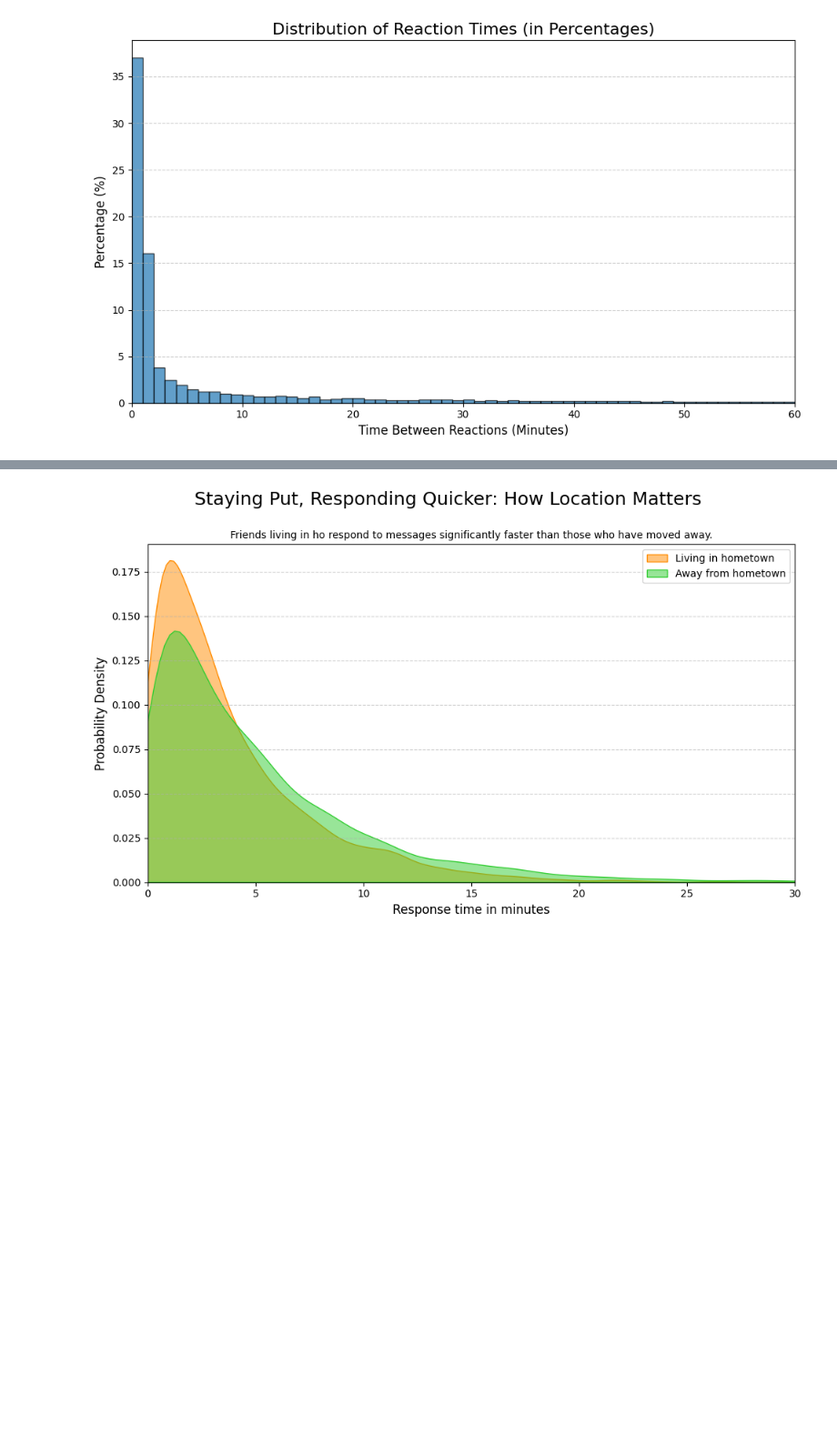
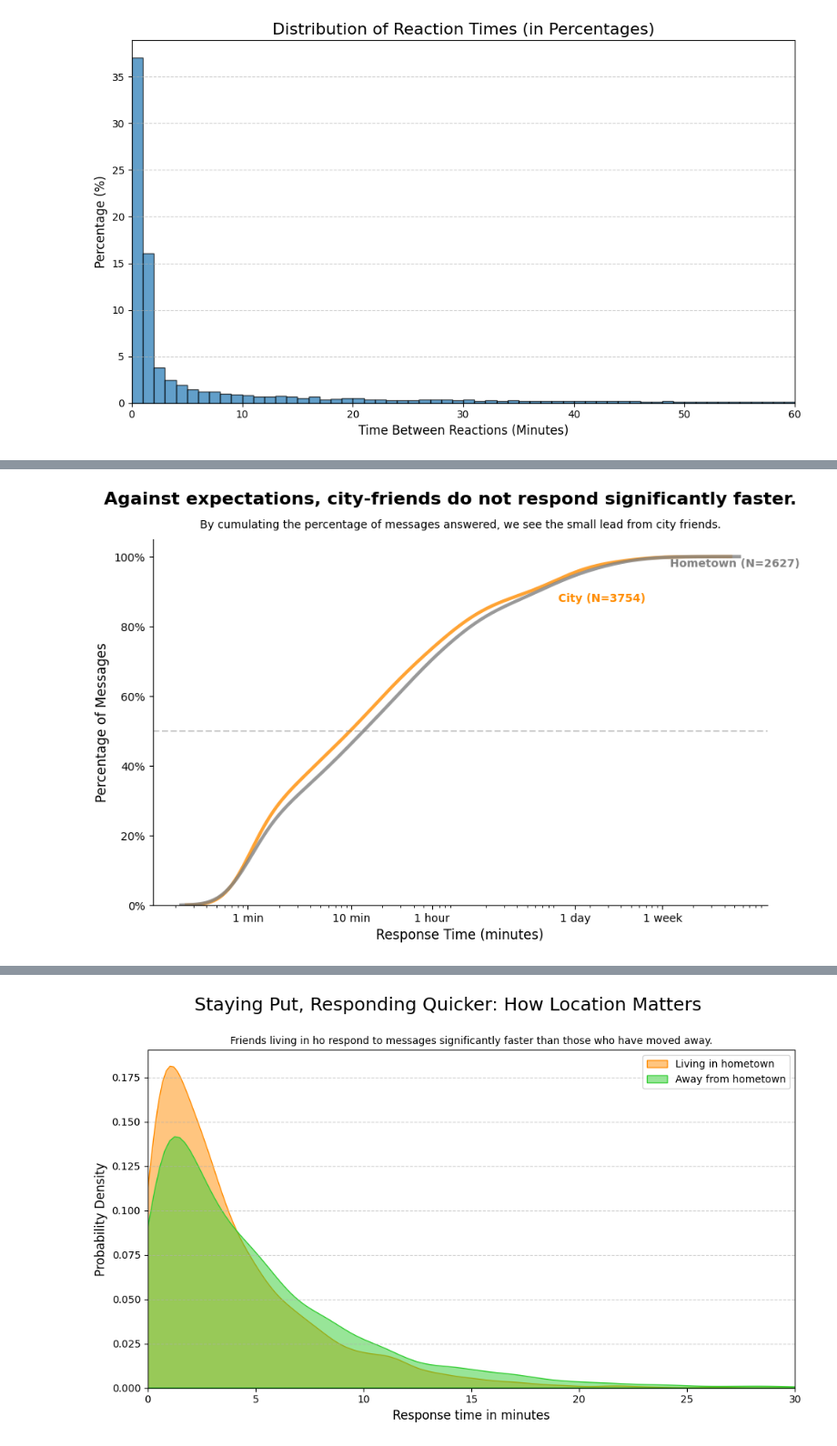
Before and after one commit to bashoogeventerink-max/DAV, a Jupyter notebook: notebooks/03-distributions.ipynb, the cells around one changed output, grey strips where cells are left out. Shown at 91% size. Saved outputs shown, nothing was run; the diff lists cells and outputs as text; code cells hidden in the pictures; blank space fills up the shorter version.

```diff
--- a/notebooks/03-distributions.ipynb
+++ b/notebooks/03-distributions.ipynb
@@ -110,0 +222,64 @@ plt.savefig('reaction_time_percentage_hist.png')
+# %%
+import matplotlib.pyplot as plt
+import seaborn as sns
+import numpy as np
+
+# 1. Load data
+df_cdf = df[["living_in_city", "react_time_min"]].copy()
+df_cdf = df_cdf.dropna(subset=["living_in_city", "react_time_min"])
+df_cdf = df_cdf[df_cdf["react_time_min"] > 0]
+df_cdf["Location"] = df_cdf["living_in_city"].map({0: "Village", 1: "City"})
+
+# Count sample sizes for the labels
+n_home = len(df_cdf[df_cdf["living_in_city"] == 0])
+n_away = len(df_cdf[df_cdf["living_in_city"] == 1])
+
+# 2. Create figure
+plt.figure(figsize=(10, 6))
+
+# 2. Use KDE with cumulative=True for a smooth, gradual ramp
+# We keep log_scale=True to maintain the 'minutes vs hours' readability
+ax = sns.kdeplot(
+    data=df_cdf,
+    x="react_time_min",
+    hue="Location",
+    cumulative=True,
+    common_norm=False,
+    palette={"Village": "grey", "City": "darkorange"},
+    log_scale=True,
+    linewidth=3,
+    alpha=0.8,
+    legend=False
+)
+
+# 3. DIRECT LABELING (Gestalt: Proximity & Similarity)
+# We place the text at the end of the x-axis (approx 1 week)
+# and slightly offset the height so they don't overlap
+plt.text(12000, 0.98, f"Hometown (N={n_home})",
+         color='grey', fontweight='bold', va='center')
+plt.text(1000, 0.88, f"City (N={n_away})",
+         color='darkorange', fontweight='bold', va='center')
+
+# 3. Relabel X-Axis (Human-readable)
+ticks = [1, 10, 60, 1440, 10080]
+labels = ["1 min", "10 min", "1 hour", "1 day", "1 week"]
+ax.set_xticks(ticks)
+ax.set_xticklabels(labels)
+
+# 4. Cleanup Y-axis (Percentage)
+plt.ylim(0, 1.05)
+ax.set_yticklabels(['0%', '20%', '40%', '60%', '80%', '100%'])
+
+# 5. Adding the 50% Median Marker (Gestalt: Focal Point)
+plt.axhline(0.5, color='gray', linestyle='--', alpha=0.4)
+
+# 6. Formatting for the Storyline
+plt.suptitle("Against expectations, city-friends do not respond significantly faster.", fontsize=16, fontweight="bold")
+plt.title("By cumulating the percentage of messages answered, we see the small lead from city friends.", fontsize=10, pad=10)
+plt.xlabel("Response Time (minutes)", fontsize=12)
+plt.ylabel("Percentage of Messages", fontsize=12)
+
+sns.despine()
+plt.show()
+# %% [output]
+[figure, added]
```
Also changed, not shown: parts of 21 cells of this notebook, 3 other files.
